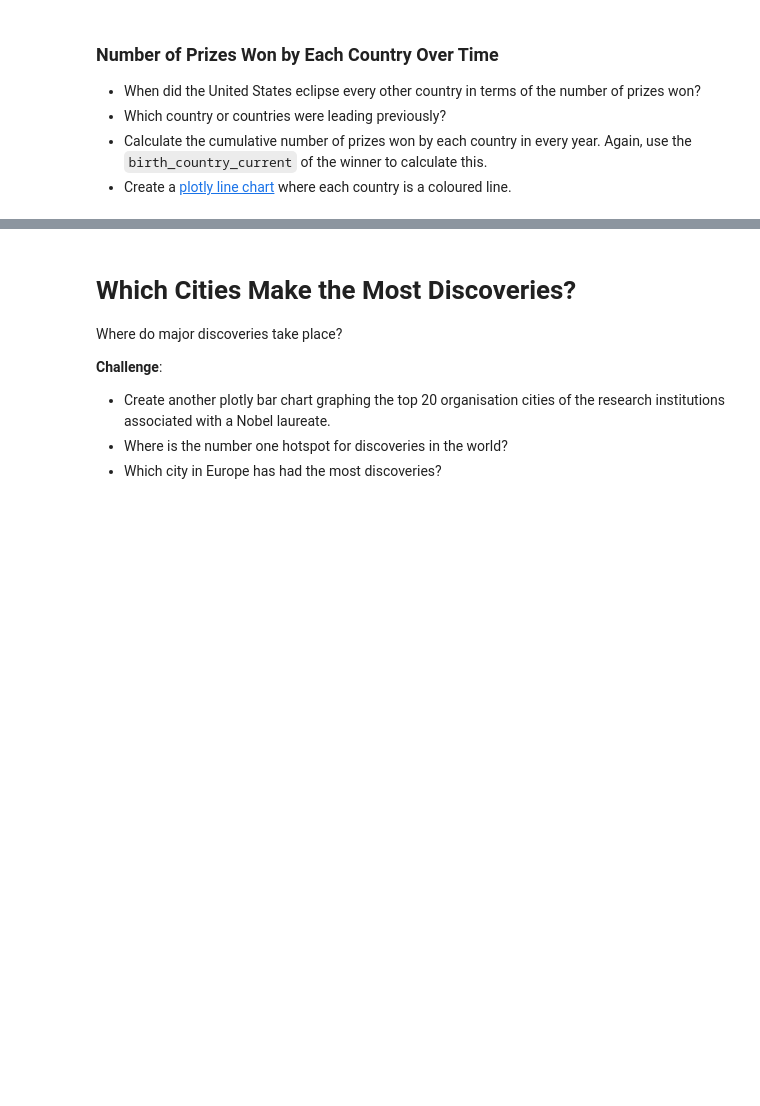
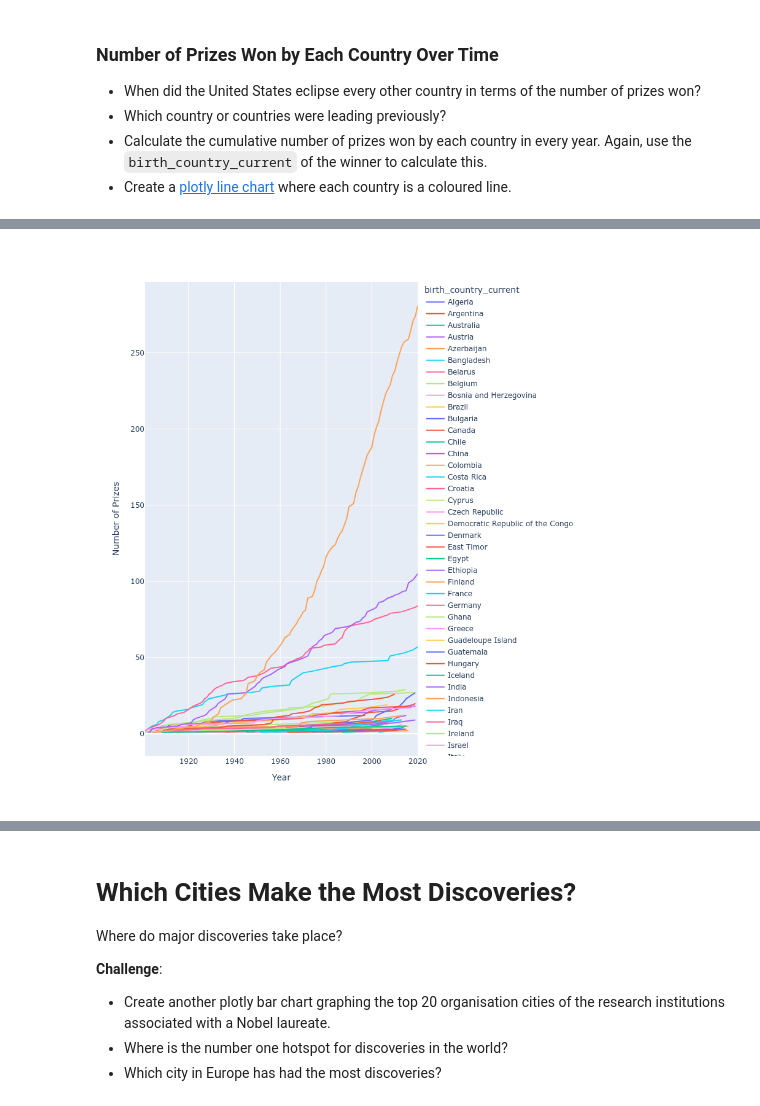
Before and after one commit to Jonikulov/100-days-python-bootcamp, a Jupyter notebook: day_79_analyzing_nobel_prize_plotly_matplotlib_seaborn/Nobel Prize Analysis with Plotly, Matplotlib & Seaborn.ipynb, the cells around one changed output, grey strips where cells are left out. Cells and saved outputs as stored; diff of their text form; code cells hidden in the pictures; blank space fills up the shorter version.

```diff
--- a/day_79_analyzing_nobel_prize_plotly_matplotlib_seaborn/Nobel Prize Analysis with Plotly, Matplotlib & Seaborn.ipynb
+++ b/day_79_analyzing_nobel_prize_plotly_matplotlib_seaborn/Nobel Prize Analysis with Plotly, Matplotlib & Seaborn.ipynb
@@ -571,3 +694,8 @@ The hard part is preparing the data for this chart!
 * Which country or countries were leading previously?
 * Calculate the cumulative number of prizes won by each country in every year. Again, use the `birth_country_current` of the winner to calculate this.
 * Create a [plotly line chart](https://plotly.com/python/line-charts/) where each country is a coloured line.
+# %%
+prize_by_year = df_data.groupby(
+    by=["birth_country_current", "year"], as_index=False
+).count().sort_values("year")[["year", "birth_country_current", "prize"]]
+prize_by_year
@@ -573,0 +716,6 @@ The hard part is preparing the data for this chart!
+# %%
+cumulative_prizes = prize_by_year.groupby(
+    by=["birth_country_current", "year"]
+).sum().groupby(level=[0]).cumsum()
+cumulative_prizes.reset_index(inplace=True)
+cumulative_prizes
@@ -574,3 +736,19 @@ The hard part is preparing the data for this chart!
+# %%
+line_chart = px.line(
+    cumulative_prizes,
+    x="year",
+    y="prize",
+    color="birth_country_current",
+    hover_name="birth_country_current",
+    width=1000,
+    height=900,
+)
+
+line_chart.update_layout(xaxis_title="Year", yaxis_title="Number of Prizes")
+
+line_chart.show()
+# %% [output]
+[figure, added]
 # %% [markdown]
 # What are the Top Research Organisations?
 
```
Also changed, not shown: parts of 29 cells of this notebook, 2 other files.
